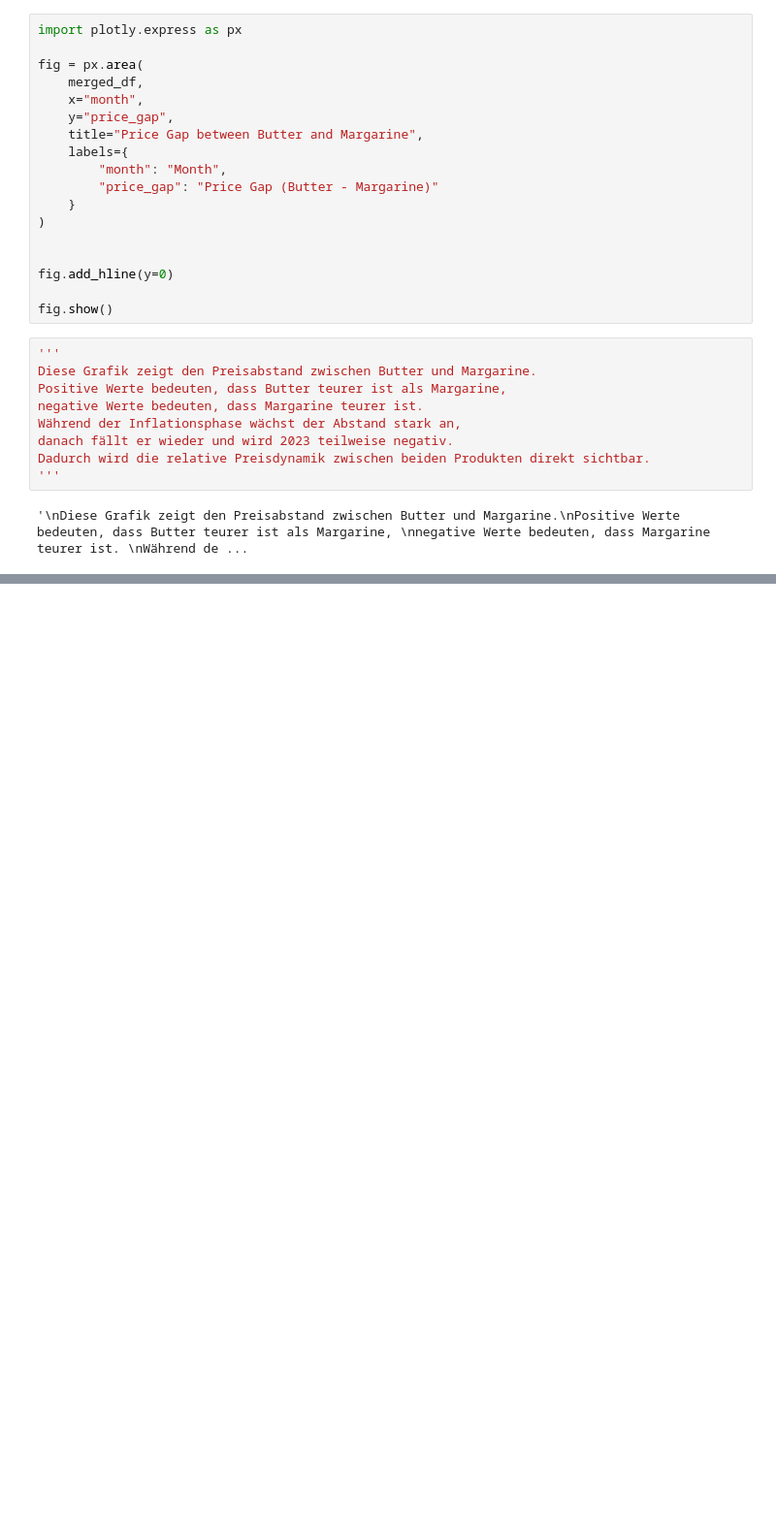
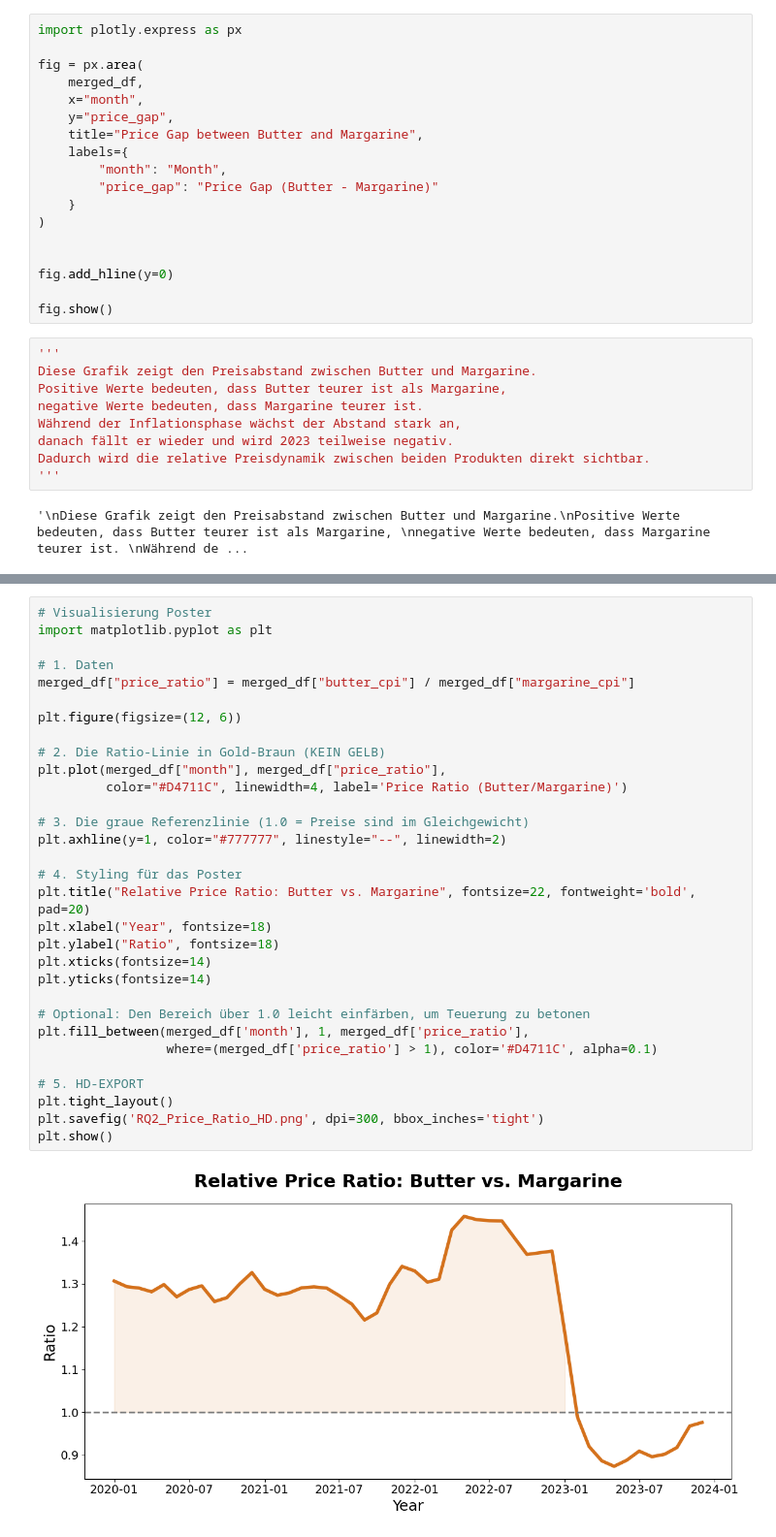
Before and after one commit to ceydadutbjk-commits/DataScienceProject, a Jupyter notebook: inflation_project/raw_data/frage2_analyse.ipynb, the cells around one changed output, grey strips where cells are left out. Shown at 97% size. Saved outputs shown, nothing was run; the diff lists cells and outputs as text; blank space fills up the shorter version.

```diff
--- a/inflation_project/raw_data/frage2_analyse.ipynb
+++ b/inflation_project/raw_data/frage2_analyse.ipynb
@@ -326,3 +352,36 @@ fig_ratio.update_layout(
 )
 
 fig_ratio.show()
+# %%
+# Visualisierung Poster
+import matplotlib.pyplot as plt
+
+# 1. Daten
+merged_df["price_ratio"] = merged_df["butter_cpi"] / merged_df["margarine_cpi"]
+
+plt.figure(figsize=(12, 6))
+
+# 2. Die Ratio-Linie in Gold-Braun (KEIN GELB)
+plt.plot(merged_df["month"], merged_df["price_ratio"],
+         color="#D4711C", linewidth=4, label='Price Ratio (Butter/Margarine)')
+
+# 3. Die graue Referenzlinie (1.0 = Preise sind im Gleichgewicht)
+plt.axhline(y=1, color="#777777", linestyle="--", linewidth=2)
+
+# 4. Styling für das Poster
+plt.title("Relative Price Ratio: Butter vs. Margarine", fontsize=22, fontweight='bold', pad=20)
+plt.xlabel("Year", fontsize=18)
+plt.ylabel("Ratio", fontsize=18)
+plt.xticks(fontsize=14)
+plt.yticks(fontsize=14)
+
+# Optional: Den Bereich über 1.0 leicht einfärben, um Teuerung zu betonen
+plt.fill_between(merged_df['month'], 1, merged_df['price_ratio'],
+                 where=(merged_df['price_ratio'] > 1), color='#D4711C', alpha=0.1)
+
+# 5. HD-EXPORT
+plt.tight_layout()
+plt.savefig('RQ2_Price_Ratio_HD.png', dpi=300, bbox_inches='tight')
+plt.show()
+# %% [output]
+[figure, added]
```
Also changed, not shown: parts of 4 cells of this notebook, 5 other files.
